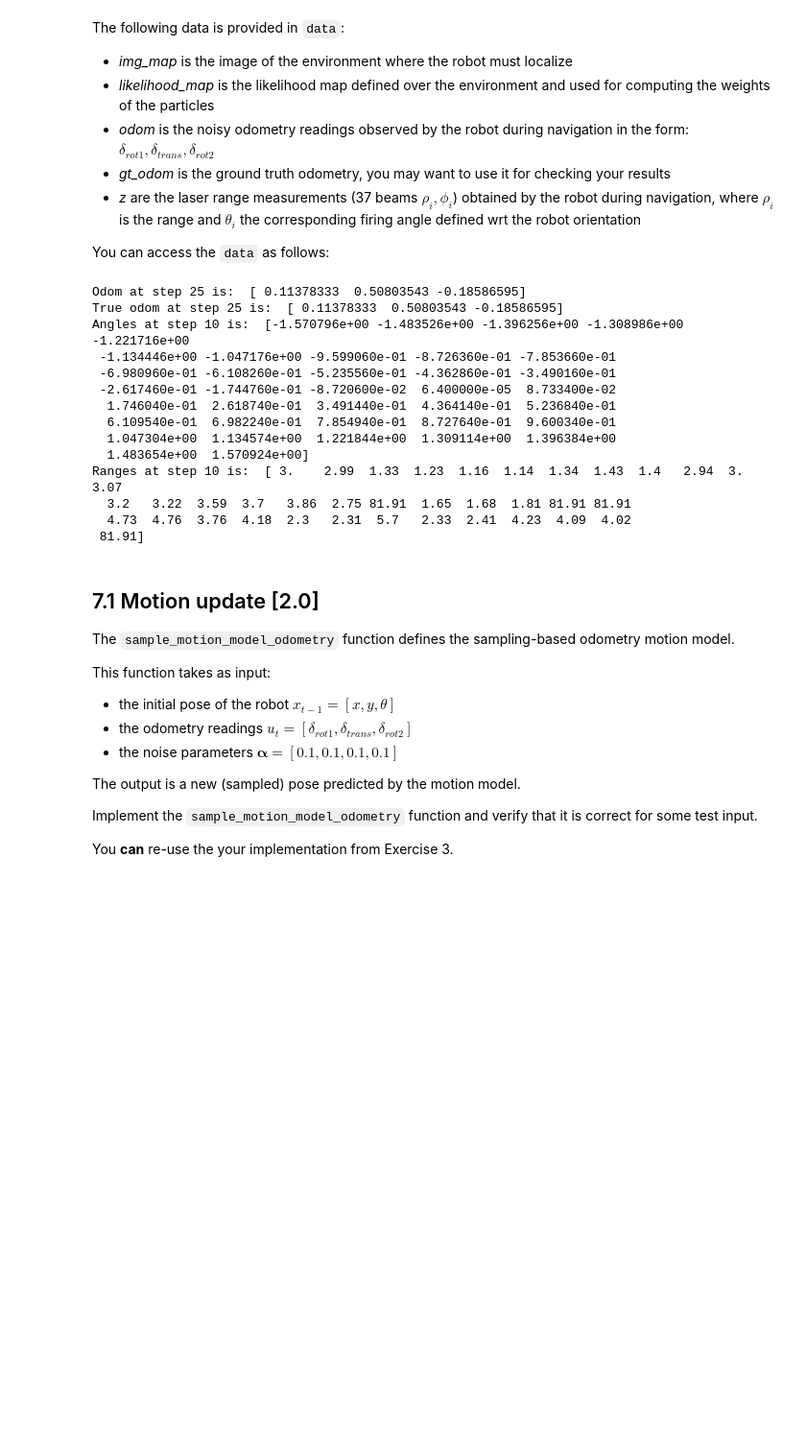
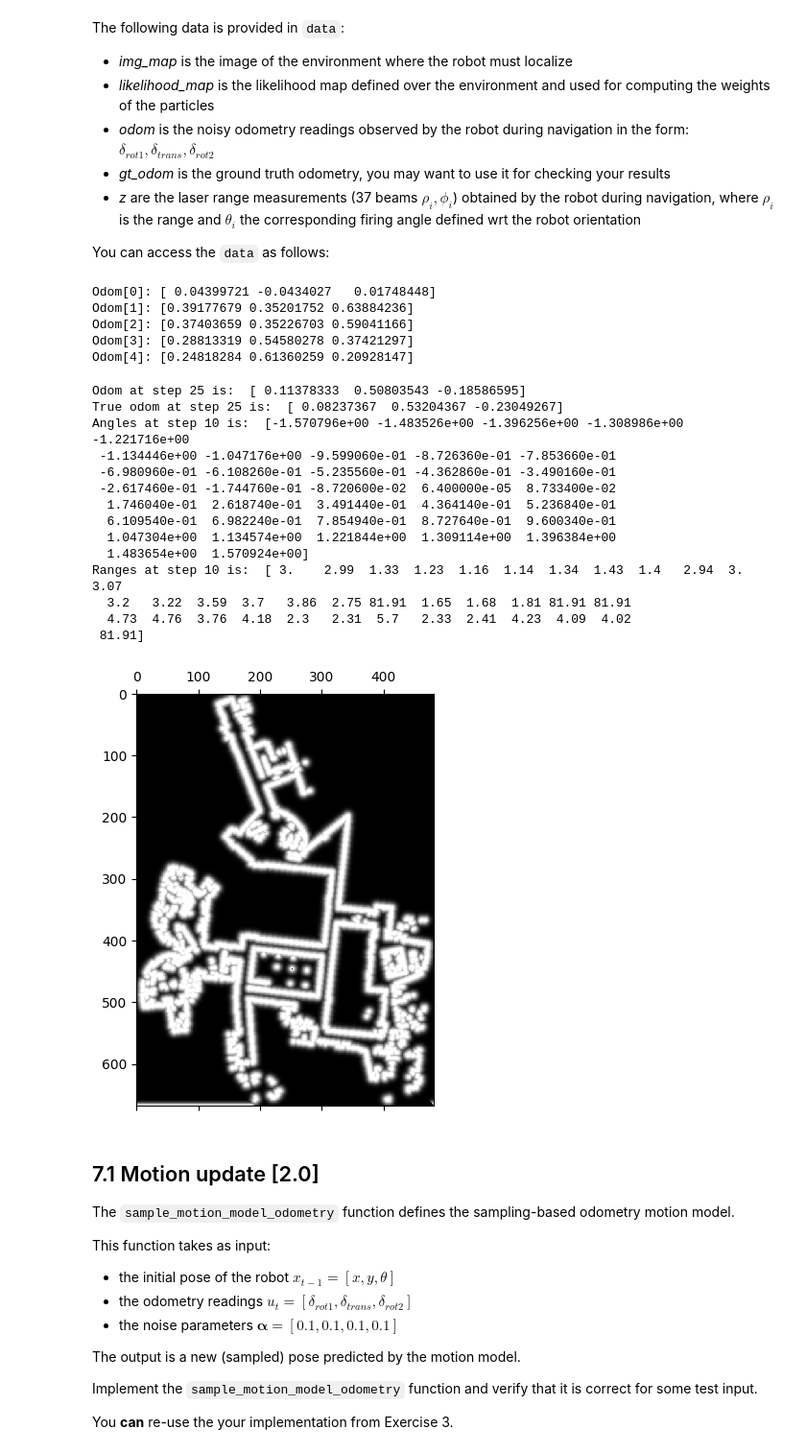
Before and after one commit to harry-graves/C18_code, a Jupyter notebook: navigation/ex05-monte-carlo-localization/ex7.ipynb, the cells around one changed output. Shown at 96% size. Drawn from its saved outputs; the diff is of its cells as text; code cells hidden in the pictures; blank space fills up the shorter version.

```diff
--- a/navigation/ex05-monte-carlo-localization/ex7.ipynb
+++ b/navigation/ex05-monte-carlo-localization/ex7.ipynb
@@ -26,34 +23,55 @@ The following data is provided in `data`:
 - *z* are the laser range measurements (37 beams $\rho_i, \phi_i$) obtained by the robot during navigation, where $\rho_i$ is the range and $\theta_i$ the corresponding firing angle defined wrt the robot orientation
 
 You can access the `data` as follows:
+# %%
+import pickle
+
+data = pickle.load(open("dataset_mit_csail.p", "rb"))
+
+for i in range(5):
+    print(f"Odom[{i}]: {data['odom'][i]}")
+# %% [output]
+Odom[0]: [ 0.04399721 -0.0434027   0.01748448]
+Odom[1]: [0.39177679 0.35201752 0.63884236]
+Odom[2]: [0.37403659 0.35226703 0.59041166]
+Odom[3]: [0.28813319 0.54580278 0.37421297]
+Odom[4]: [0.24818284 0.61360259 0.20928147]
 # %%
+import pickle
+
+data = pickle.load(open("dataset_mit_csail.p", "rb"))
+
 # get odometry reading at timestep 25
 odom_25 = data['odom'][25]
 print("Odom at step 25 is: ", odom_25)
 
 # get ground truth odometry reading at timestep 25
 odom_gt_25 = data['gt_odom'][25]
 print("True odom at step 25 is: ", odom_gt_25)
 
 # get observed scan at timestep 10
 z_10 = data['z'][10]
 print("Angles at step 10 is: ", z_10[0,:])
 print("Ranges at step 10 is: ", z_10[1,:])
+
+plt.matshow(data['likelihood_map'], cmap="gray")
+plt.show()
 # %% [output]
 Odom at step 25 is:  [ 0.11378333  0.50803543 -0.18586595]
-True odom at step 25 is:  [ 0.11378333  0.50803543 -0.18586595]
+True odom at step 25 is:  [ 0.08237367  0.53204367 -0.23049267]
 Angles at step 10 is:  [-1.570796e+00 -1.483526e+00 -1.396256e+00 -1.308986e+00 -1.221716e+00
  -1.134446e+00 -1.047176e+00 -9.599060e-01 -8.726360e-01 -7.853660e-01
  -6.980960e-01 -6.108260e-01 -5.235560e-01 -4.362860e-01 -3.490160e-01
  -2.617460e-01 -1.744760e-01 -8.720600e-02  6.400000e-05  8.733400e-02
   1.746040e-01  2.618740e-01  3.491440e-01  4.364140e-01  5.236840e-01
   6.109540e-01  6.982240e-01  7.854940e-01  8.727640e-01  9.600340e-01
   1.047304e+00  1.134574e+00  1.221844e+00  1.309114e+00  1.396384e+00
   1.483654e+00  1.570924e+00]
 Ranges at step 10 is:  [ 3.    2.99  1.33  1.23  1.16  1.14  1.34  1.43  1.4   2.94  3.    3.07
   3.2   3.22  3.59  3.7   3.86  2.75 81.91  1.65  1.68  1.81 81.91 81.91
   4.73  4.76  3.76  4.18  2.3   2.31  5.7   2.33  2.41  4.23  4.09  4.02
  81.91]
+[figure, added]
 # %% [markdown]
 ## 7.1 Motion update [2.0]
 
```
Also changed, not shown: parts of 7 cells of this notebook, 1 other file.
